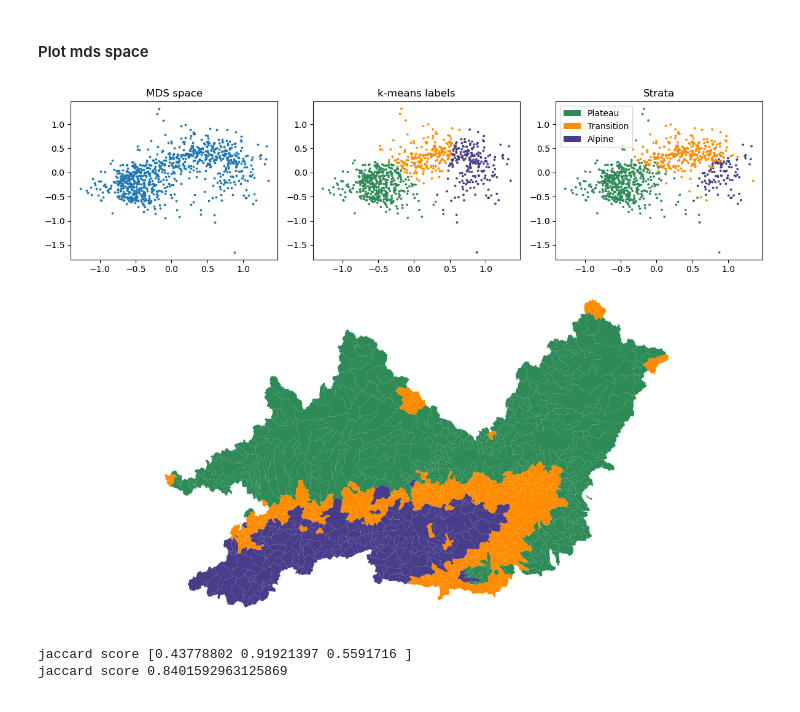
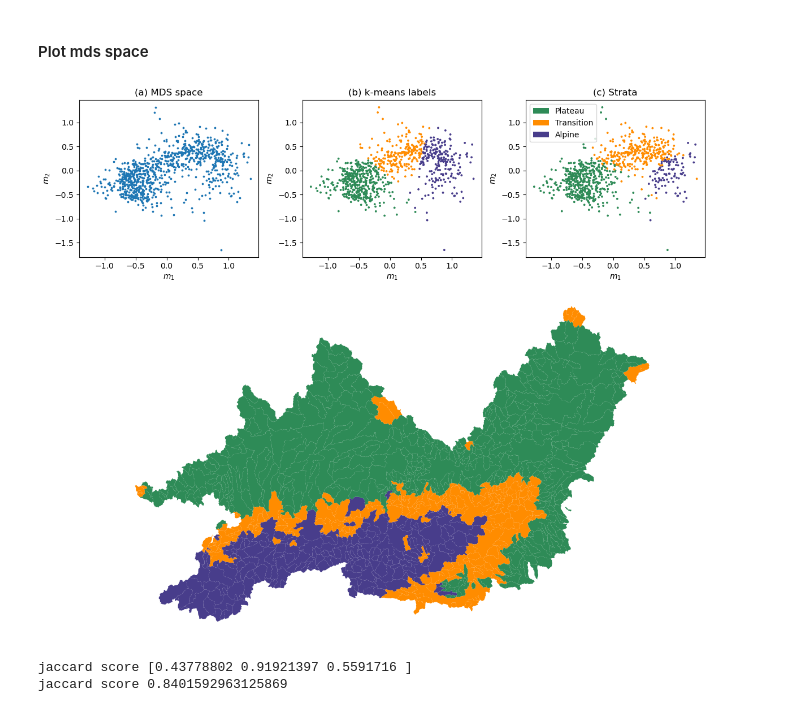
Before and after one commit to tripleUU-U/lamah-ce_lstm, a Jupyter notebook: analysis/CSA/cell_state_analysis.ipynb, the cells around one changed output. Saved outputs shown, nothing was run; the diff lists cells and outputs as text; code cells hidden in the pictures.

Commit message:
mostly changed plots

```diff
--- a/analysis/CSA/cell_state_analysis.ipynb
+++ b/analysis/CSA/cell_state_analysis.ipynb
@@ -116,45 +116,50 @@ Text(0.5, 1.0, 's_scores')
 seed = 235 #seeds[np.where(s_scores[:,3] == Counter(s_scores[:,3]).most_common(1)[0][0])[0][0]] #235
 k_means = KMeans(3, random_state=seed, max_iter=100)
 
-fig, axs = plt.subplot_mosaic("ABC;DDD;DDD", figsize=(12,9))
+fig, axs = plt.subplot_mosaic("ABC;DDD;DDD", figsize=(12,10))
 
 cluster = k_means.fit_predict(array)
 
 # 1. remap
 label_dict = {0: 2, 1: 0, 2: 1}
 cluster_remapped = list(map(lambda x: label_dict[x], cluster))
 
 # 2. labels
 name_dict = {0: "plateau", 1: "transition", 2: "alpine"}
 cluster_named = list(map(lambda x: name_dict[x], cluster_remapped))
 
 # 3. colors
 color_dict = {"plateau": "seagreen", "transition": "darkorange", "alpine": "darkslateblue"}
 cluster_colors = list(map(lambda x: color_dict[x], cluster_named))
 strata_colors = list(map(lambda x: color_dict[name_dict[x]], strata_ids["0"]))
 
 # GDF
 lamah_gdf["cluster"] = cluster_named
 
 s = 3
-plot_cell_state_2d(array, ax=axs["A"], title="MDS space", s=s)
-plot_cell_state_2d(array, ax=axs["B"], title="k-means labels", c=cluster_colors, s=s)
-plot_cell_state_2d(array, ax=axs["C"], title="Strata", c=strata_colors, s=s, label=strata_colors)
+plot_cell_state_2d(array, ax=axs["A"], title="(a) MDS space", s=s)
+plot_cell_state_2d(array, ax=axs["B"], title="(b) k-means labels", c=cluster_colors, s=s)
+plot_cell_state_2d(array, ax=axs["C"], title="(c) Strata", c=strata_colors, s=s, label=strata_colors)
 
 legend_elements = [
     Patch(facecolor="seagreen",      label="Plateau"),
     Patch(facecolor="darkorange",    label="Transition"),
     Patch(facecolor="darkslateblue", label="Alpine"),
 ]
 axs["C"].legend(handles=legend_elements, loc="upper left")
 
 lamah_gdf.plot(ax=axs["D"], color=lamah_gdf["cluster"].map(color_dict))
 axs["D"].axis("off")
 
+for letter in ["A", "B", "C"]:
+
+	axs[letter].xaxis.set_label_text("$m_1$")
+	axs[letter].yaxis.set_label_text("$m_2$")
+
 plt.tight_layout()
-fig.savefig("/home/wuhlmann/BA/repo/lamah-ce_lstm/results/CSA/mds_2d.png", dpi=300)
+fig.savefig("/home/wuhlmann/BA/repo/lamah-ce_lstm/results/CSA/mds_centroid_cluster_map.png", dpi=300)
 # %% [output]
-[figure, old version]
+[figure, new version]
 # %%
 print(f"jaccard score {jaccard_score(lamah_gdf['strata'], lamah_gdf['cluster'], average=None)}")
 print(f"jaccard score {jaccard_score(ak_clusters['cluster'], lamah_gdf['cluster'], average='weighted')}")
```
Also changed, not shown: parts of 3 cells of this notebook, 14 other files.
